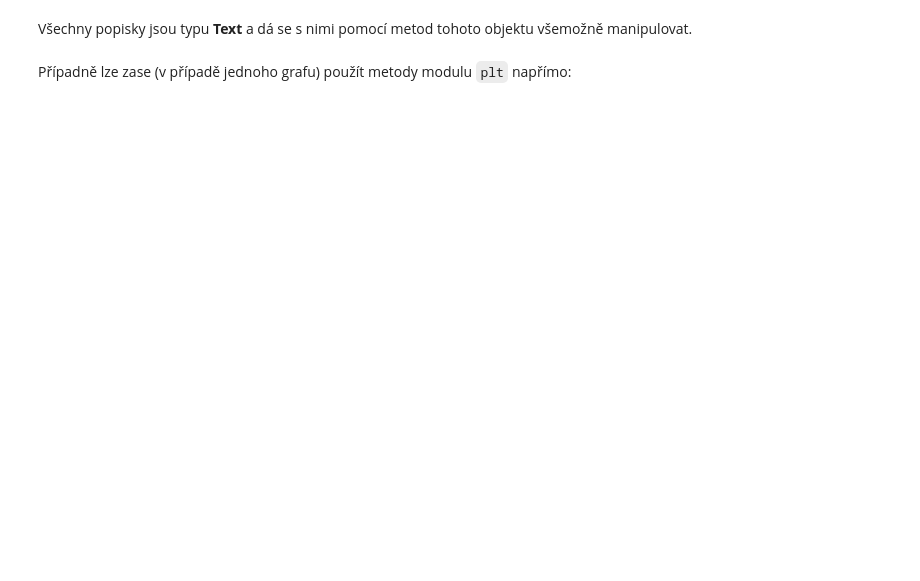
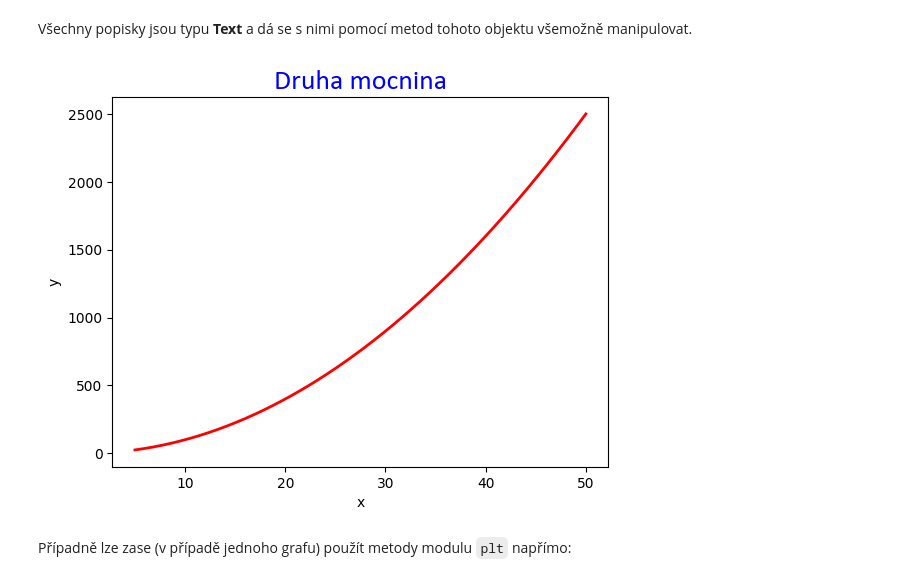
Before and after one commit to bal0305/vvp, a Jupyter notebook: Week_07/07a_graf_funkce.ipynb, the cells around one changed output. Cells and saved outputs as stored; diff of their text form; code cells hidden in the pictures; blank space fills up the shorter version.

```diff
--- a/Week_07/07a_graf_funkce.ipynb
+++ b/Week_07/07a_graf_funkce.ipynb
@@ -133,16 +172,18 @@ Všechny popisky jsou typu **Text** a dá se s nimi pomocí metod tohoto objektu
 # %%
 fig, axes = plt.subplots()
 
 axes.plot(x, x ** 2, color='red', linewidth=2)  # Zopakujeme kreslení čárového grafu (+ přidáme styl)
 axes.set_xlabel('x')                            # Nastavení popisku osy x
 axes.set_ylabel('y')                            # Nastavení popisku osy y
 title_text = axes.set_title('Druha mocnina')    # Nastavení popisku celého grafu (soustavy souřadnic)
 
 title_text.set_fontsize(20)                     # Nastavení velikosti písma
 title_text.set_color('blue')                    # Nastavení barvy písma
-title_text.set_fontname('Nimbus Roman')         # Nastavení fontu písma
+title_text.set_fontname('Calibri')         # Nastavení fontu písma
 
 plt.show()
+# %% [output]
+[figure, added]
 # %% [markdown]
 Případně lze zase (v případě jednoho grafu) použít metody modulu `plt` napřímo:
 # %%
```
Also changed, not shown: parts of 10 cells of this notebook, 6 other files.
